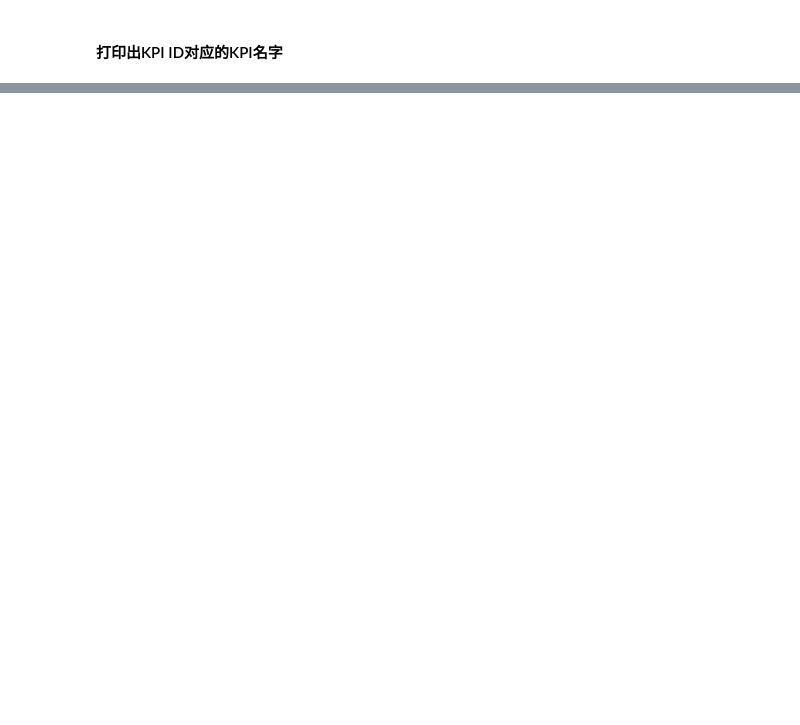
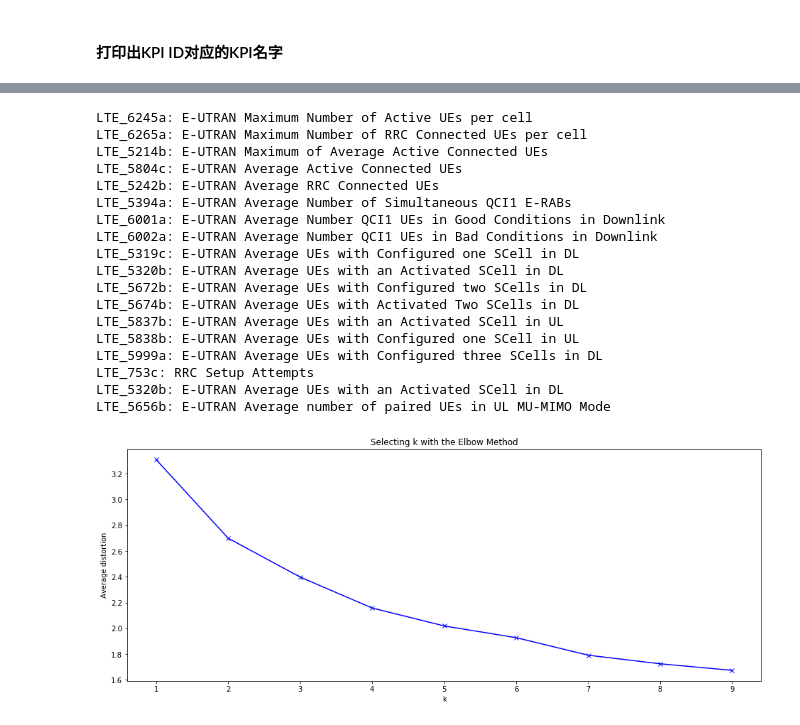
Before and after one commit to w26738/NSB, a Jupyter notebook: kpi_analyzer.ipynb, the cells around one changed output, grey strips where cells are left out. Drawn from its saved outputs; the diff is of its cells as text; code cells hidden in the pictures; blank space fills up the shorter version.

```diff
--- a/kpi_analyzer.ipynb
+++ b/kpi_analyzer.ipynb
@@ -39,7 +39,7 @@ def query_kpi_id(kpi_id):
 # %%
 # kpi log所在文件路径
 kpi_data_path = r'D:\userdata\anliu\Desktop'
-kpi_data_name = r'test.csv'
+kpi_data_name = r'test1.csv'
 kpi_data_file = os.path.join(kpi_data_path, kpi_data_name)
 
 # 切换到kpi log所在路径
@@ -250,14 +270,17 @@ def kpi_outlier_isoforest(kpi_data):
 
         print([i for i, e in enumerate(y_pred) if e==-1])
 # %%
-start = '2018/6/15  21:00'
-end = '2018-06-16 10:0:0'
-kpi_data_time = kpi_filter_time(kpi_data, start, end)
+# start = '2018/6/15  21:00'
+# end = '2018-06-16 10:0:0'
+# kpi_data_time = kpi_filter_time(kpi_data, start, end)
 
 # print(kpi_data.head())
-kpi_outlier_std(kpi_data_time)
 
-kpi_outlier_lof(kpi_data_time)
+kpi_data = data_norm(kpi_data)
 
-kpi_outlier_isoforest(kpi_data_time)
+kpi_outlier_std(kpi_data)
+
+kpi_outlier_lof(kpi_data)
+
+kpi_outlier_isoforest(kpi_data)
 # %% [output]
@@ -269,0 +314,42 @@ Iosforest prediction:
+# %%
+cell_load_data = kpi_filter_counter(kpi_data, comb_list=cell_load)
+
+from sklearn.cluster import KMeans
+from scipy.spatial.distance import cdist
+
+K = range(1, 10)
+meandistortions = []
+for k in K:
+    kmeans = KMeans(n_clusters=k)
+    kmeans.fit(cell_load_data)
+    # cdist函数用于计算两个输入集合的距离，通过metric参数指定计算距离的不同方式得到不同的距离度量值
+    meandistortions.append(sum(np.min(cdist(cell_load_data, kmeans.cluster_centers_, 'euclidean'), axis=1)) / cell_load_data.shape[0])
+
+fig = plt.figure(1,(16,6))
+ax = fig.add_subplot(1,1,1)
+
+ax.plot(K, meandistortions, 'bx-')
+ax.set_xlabel('k')
+ax.set_ylabel('Average distortion')
+ax.set_title('Selecting k with the Elbow Method')
+plt.show()
+# %% [output]
+LTE_6245a: E-UTRAN Maximum Number of Active UEs per cell
+LTE_6265a: E-UTRAN Maximum Number of RRC Connected UEs per cell
+LTE_5214b: E-UTRAN Maximum of Average Active Connected UEs
+LTE_5804c: E-UTRAN Average Active Connected UEs
+LTE_5242b: E-UTRAN Average RRC Connected UEs
+LTE_5394a: E-UTRAN Average Number of Simultaneous QCI1 E-RABs
+LTE_6001a: E-UTRAN Average Number QCI1 UEs in Good Conditions in Downlink
+LTE_6002a: E-UTRAN Average Number QCI1 UEs in Bad Conditions in Downlink
+LTE_5319c: E-UTRAN Average UEs with Configured one SCell in DL
+LTE_5320b: E-UTRAN Average UEs with an Activated SCell in DL
+LTE_5672b: E-UTRAN Average UEs with Configured two SCells in DL
+LTE_5674b: E-UTRAN Average UEs with Activated Two SCells in DL
+LTE_5837b: E-UTRAN Average UEs with an Activated SCell in UL
+LTE_5838b: E-UTRAN Average UEs with Configured one SCell in UL
+LTE_5999a: E-UTRAN Average UEs with Configured three SCells in DL
+LTE_753c: RRC Setup Attempts
+LTE_5320b: E-UTRAN Average UEs with an Activated SCell in DL
+LTE_5656b: E-UTRAN Average number of paired UEs in UL MU-MIMO Mode
+[figure, added]
```
Also changed, not shown: parts of 11 cells of this notebook.
